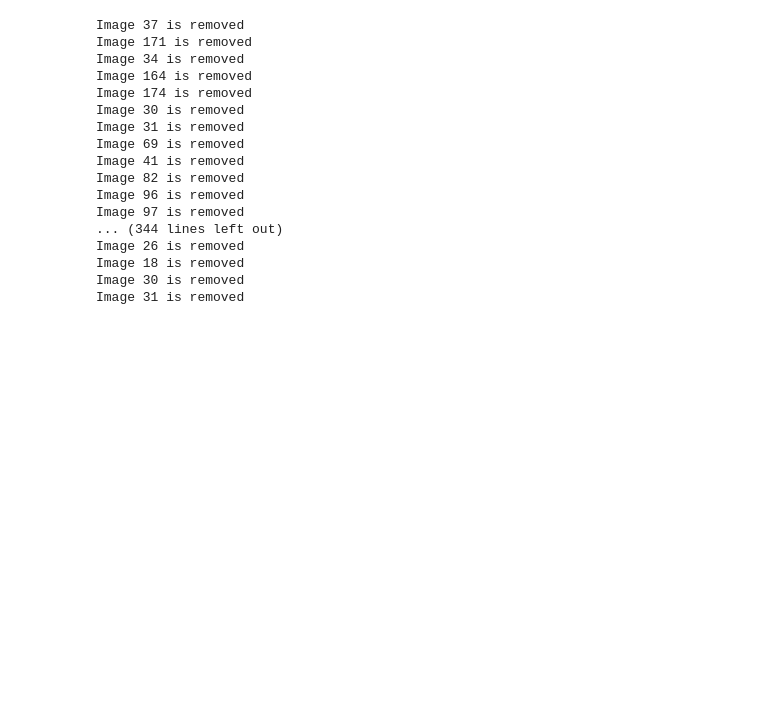
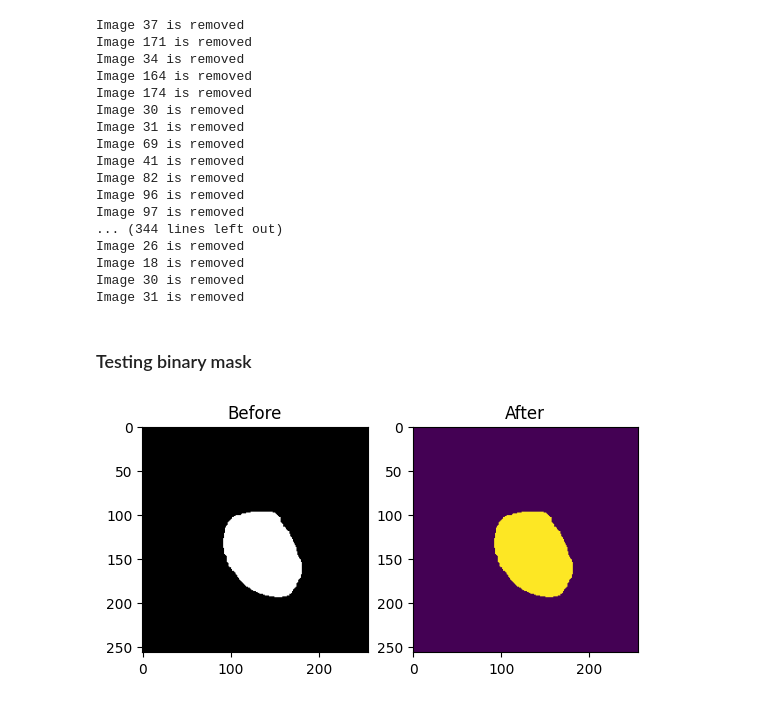
Before and after one commit to RibaDiba/tumor-segmentation, a Jupyter notebook: util/testing/test_notebook.ipynb, the cells around one changed output. Cells and saved outputs as stored; diff of their text form; code cells hidden in the pictures; blank space fills up the shorter version.

```diff
--- a/util/testing/test_notebook.ipynb
+++ b/util/testing/test_notebook.ipynb
@@ -229,3 +249,27 @@ Image 26 is removed
 Image 18 is removed
 Image 30 is removed
 Image 31 is removed
+# %% [markdown]
+### Testing binary mask
+# %%
+# get some sample data
+train_images, train_masks, val_images, val_masks, test_images, test_masks = d.load_data(depth=True)
+# %%
+num = random.randint(0, len(train_masks))
+
+_, binary = cv2.threshold(train_masks[num].copy(), 127, 255, cv2.THRESH_BINARY)
+binary = cv2.cvtColor(binary, cv2.COLOR_BGR2GRAY)
+contours, _ = cv2.findContours(binary, cv2.RETR_EXTERNAL, cv2.CHAIN_APPROX_SIMPLE)
+binary = binary.astype(np.uint8)
+
+filled = np.zeros_like(binary)
+cv2.fillPoly(filled, contours, 255)
+
+fig, ax = plt.subplots(1, 2)
+ax[0].imshow(train_masks[num])
+ax[0].set_title("Before")
+ax[1].imshow(filled)
+ax[1].set_title("After")
+plt.show()
+# %% [output]
+[figure, added]
```
Also changed, not shown: parts of 4 cells of this notebook, 2 other files.
